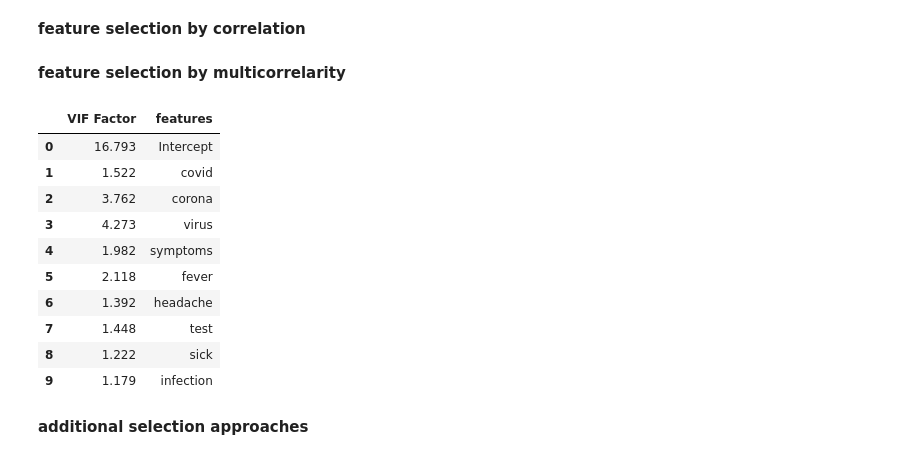
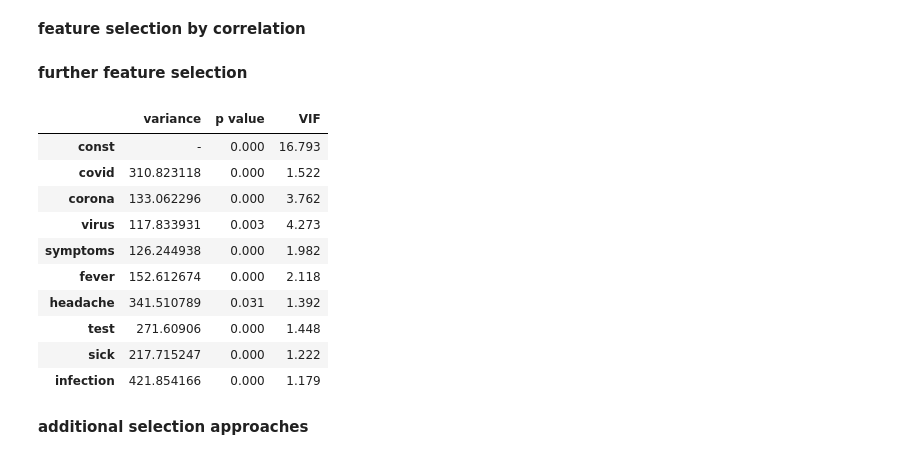
Before and after one commit to KevinSpurk/P03-how-to-predict-a-pandemic, a Jupyter notebook: P03_predict_covid19.ipynb, the cells around one changed output. Cells and saved outputs as stored; diff of their text form; code cells hidden in the pictures.

Commit message:
feature selection, time lag funtionality

```diff
--- a/P03_predict_covid19.ipynb
+++ b/P03_predict_covid19.ipynb
@@ -825,7 +834,0 @@ dtype: int64
-# %%
-# merging google mobility data with target variables
-
-g_mob_full['date'] = pd.to_datetime(g_mob_full['date'], errors='coerce')
-c19_full['date'] = pd.to_datetime(c19_full['date'], errors='coerce')
-
-g_mob_covid = pd.merge(g_mob_full, c19_full, how='inner', on=['date', 'location'])
@@ -841,10 +850,11 @@ g_mob_covid.head()
 # %%
+
 
 # temporary subset google trends
 
-g_trends_temp = data_g_trends[['date', 'location', 'covid', 'corona', 'virus', 'symptoms', 'fever', 'headache', 'test', 'sick', 'infection']]
+trends_temp = data_g_trends[['date', 'location', 'covid', 'corona', 'virus', 'symptoms', 'fever', 'headache', 'test', 'sick', 'infection']]
 
-countries_temp = list(g_trends_temp['location'].unique())
+countries_temp = list(trends_temp['location'].unique())
 
 # temporary subset covid 19 to work with g trends
 
@@ -852,8 +862,5 @@ c19_temp = c19_full[c19_full['location'].isin(countries_temp)]
 
 # merge
 
-g_trends_temp['date'] = pd.to_datetime(g_trends_temp['date'], errors='coerce')
-c19_temp['date'] = pd.to_datetime(c19_temp['date'], errors='coerce')
-
-g_trends_covid = pd.merge(g_trends_temp, c19_temp, how='inner', on=['date', 'location'])
+trends = merge_features_targets(df=trends_temp, targets=c19_temp, timeframe='date', on=['date', 'location'])
 # %%
@@ -1161,22 +1100,24 @@ g_mob_p
 
 # in case to features have corr above 0.8 eliminate feature with lower corr with target var
 # %% [markdown]
-**feature selection by multicorrelarity**
+**further feature selection**
-# %%
-vif_gtrends = vif_overview(g_trends_covid, 'new_cases_smoothed_per_million', mob_drop)
-vif_gtrends
-# %% [output]
-|  | VIF Factor | features |
-| 0 | 16.793 | Intercept |
-| 1 | 1.522 | covid |
-| 2 | 3.762 | corona |
-| 3 | 4.273 | virus |
-| 4 | 1.982 | symptoms |
-| 5 | 2.118 | fever |
-| 6 | 1.392 | headache |
-| 7 | 1.448 | test |
-| 8 | 1.222 | sick |
-| 9 | 1.179 | infection |
+# %%
+# check indicators for column variance, multi colinearity (VIF) and p values
+trends_featind = feature_selection_indicators(trends['new_cases_smoothed_per_million'], 'new_cases_smoothed_per_million')
+# %%
+trends_featind
+# %% [output]
+|  | variance | p value | VIF |
+| const | - | 0.000 | 16.793 |
+| covid | 310.823118 | 0.000 | 1.522 |
+| corona | 133.062296 | 0.000 | 3.762 |
+| virus | 117.833931 | 0.003 | 4.273 |
+| symptoms | 126.244938 | 0.000 | 1.982 |
+| fever | 152.612674 | 0.000 | 2.118 |
+| headache | 341.510789 | 0.031 | 1.392 |
+| test | 271.60906 | 0.000 | 1.448 |
+| sick | 217.715247 | 0.000 | 1.222 |
+| infection | 421.854166 | 0.000 | 1.179 |
 # %% [markdown]
 **additional selection approaches**
 # %%
```
Also changed, not shown: parts of 41 cells of this notebook, 2 other files.
